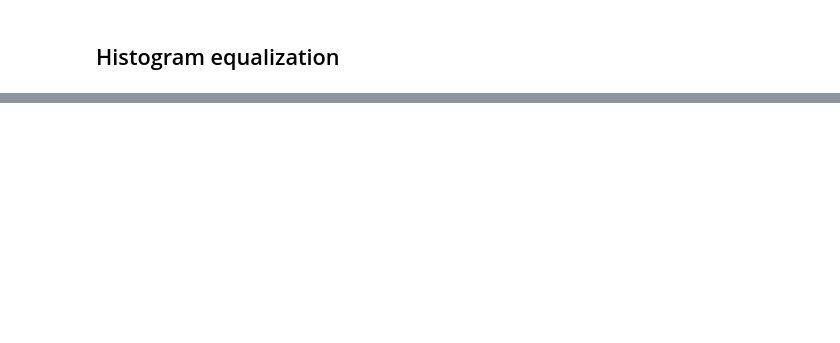
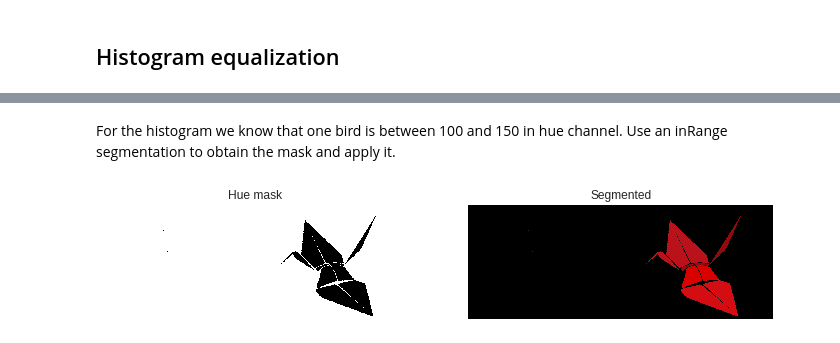
Before and after one commit to JaledMC/Learning-Artificial-Vision, a Jupyter notebook: histograms_HSV_images.ipynb, the cells around one changed output, grey strips where cells are left out. Saved outputs shown, nothing was run; the diff lists cells and outputs as text; code cells hidden in the pictures; blank space fills up the shorter version.

```diff
--- a/histograms_HSV_images.ipynb
+++ b/histograms_HSV_images.ipynb
@@ -129,0 +172,17 @@ for ax in axes:
+# %% [markdown]
+For the histogram we know that one bird is between 100 and 150 in hue channel. Use an inRange segmentation to obtain the mask and apply it.
+# %%
+maskHSV = cv2.inRange(hue, 100, 150)
+color_filtred = cv2.bitwise_and(image, image, mask = maskHSV)
+
+# Represent with matplotlib the image. We can obtain his pixel values and coordinates.
+fig, axes = plt.subplots(1, 2, figsize=(12, 12))
+axes[0].imshow(maskHSV)
+axes[0].set_title('Hue mask')
+axes[1].imshow(color_filtred)
+axes[1].set_title('Segmented')
+for ax in axes:
+    ax.set_xticks([])
+    ax.set_yticks([])
+# %% [output]
+[figure, added]
```
Also changed, not shown: parts of 18 cells of this notebook.
